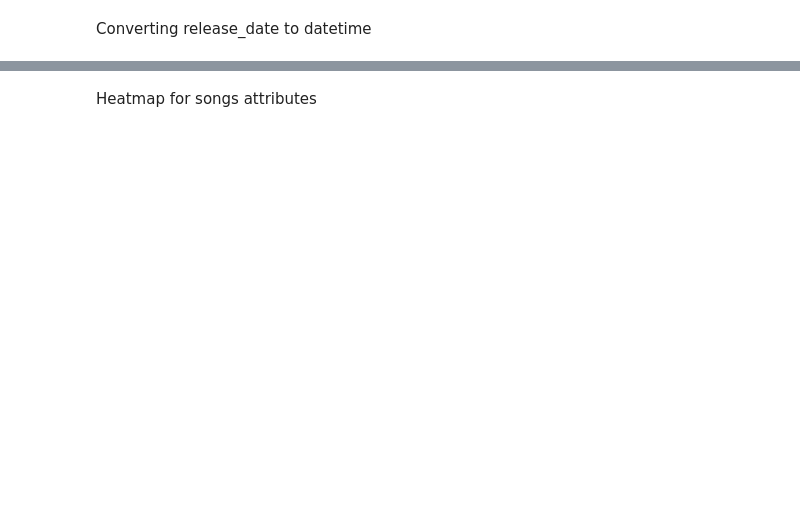
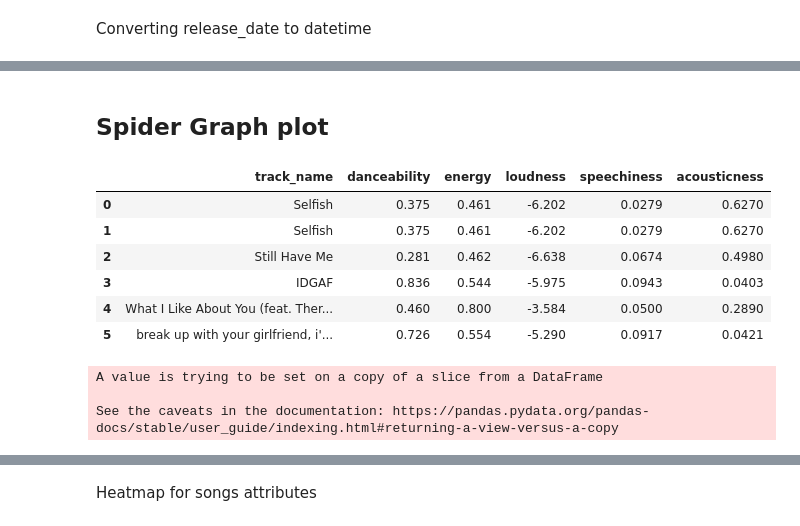
Before and after one commit to Mega-Barrel/spotify_analysis, a Jupyter notebook: streamHistory_analysis.ipynb, the cells around one changed output, grey strips where cells are left out. Saved outputs shown, nothing was run; the diff lists cells and outputs as text; code cells hidden in the pictures; blank space fills up the shorter version.

Commit message:
added new plots

```diff
--- a/streamHistory_analysis.ipynb
+++ b/streamHistory_analysis.ipynb
@@ -184,0 +221,20 @@ fig.show()
+# %% [markdown]
+## Spider Graph plot
+# %%
+top_5_df = history[['track_name', 'danceability', 'energy', 'loudness', 'speechiness', 'acousticness']]
+top_5_df.head(6)
+# %% [output]
+|  | track_name | danceability | energy | loudness | speechiness | acousticness |
+| 0 | Selfish | 0.375 | 0.461 | -6.202 | 0.0279 | 0.6270 |
+| 1 | Selfish | 0.375 | 0.461 | -6.202 | 0.0279 | 0.6270 |
+| 2 | Still Have Me | 0.281 | 0.462 | -6.638 | 0.0674 | 0.4980 |
+| 3 | IDGAF | 0.836 | 0.544 | -5.975 | 0.0943 | 0.0403 |
+| 4 | What I Like About You (feat. Ther... | 0.460 | 0.800 | -3.584 | 0.0500 | 0.2890 |
+| 5 | break up with your girlfriend, i'... | 0.726 | 0.554 | -5.290 | 0.0917 | 0.0421 |
+# %%
+top_5 = top_5_df.head(6)
+top_5.drop(top_5_df.index[0], inplace=True)
+# %% [output]
+A value is trying to be set on a copy of a slice from a DataFrame
+
+See the caveats in the documentation: https://pandas.pydata.org/pandas-docs/stable/user_guide/indexing.html#returning-a-view-versus-a-copy
```
Also changed, not shown: parts of 55 cells of this notebook.
